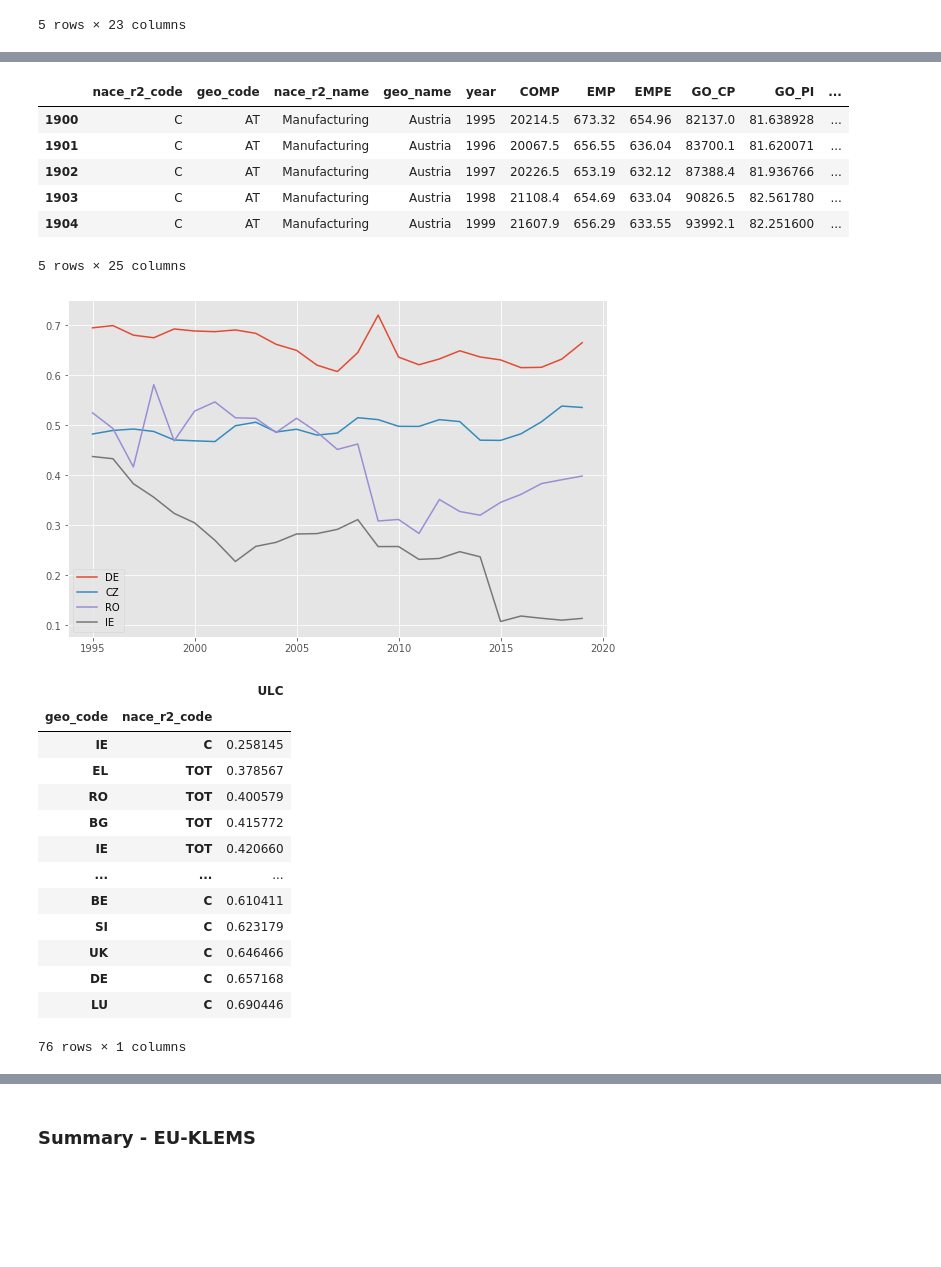
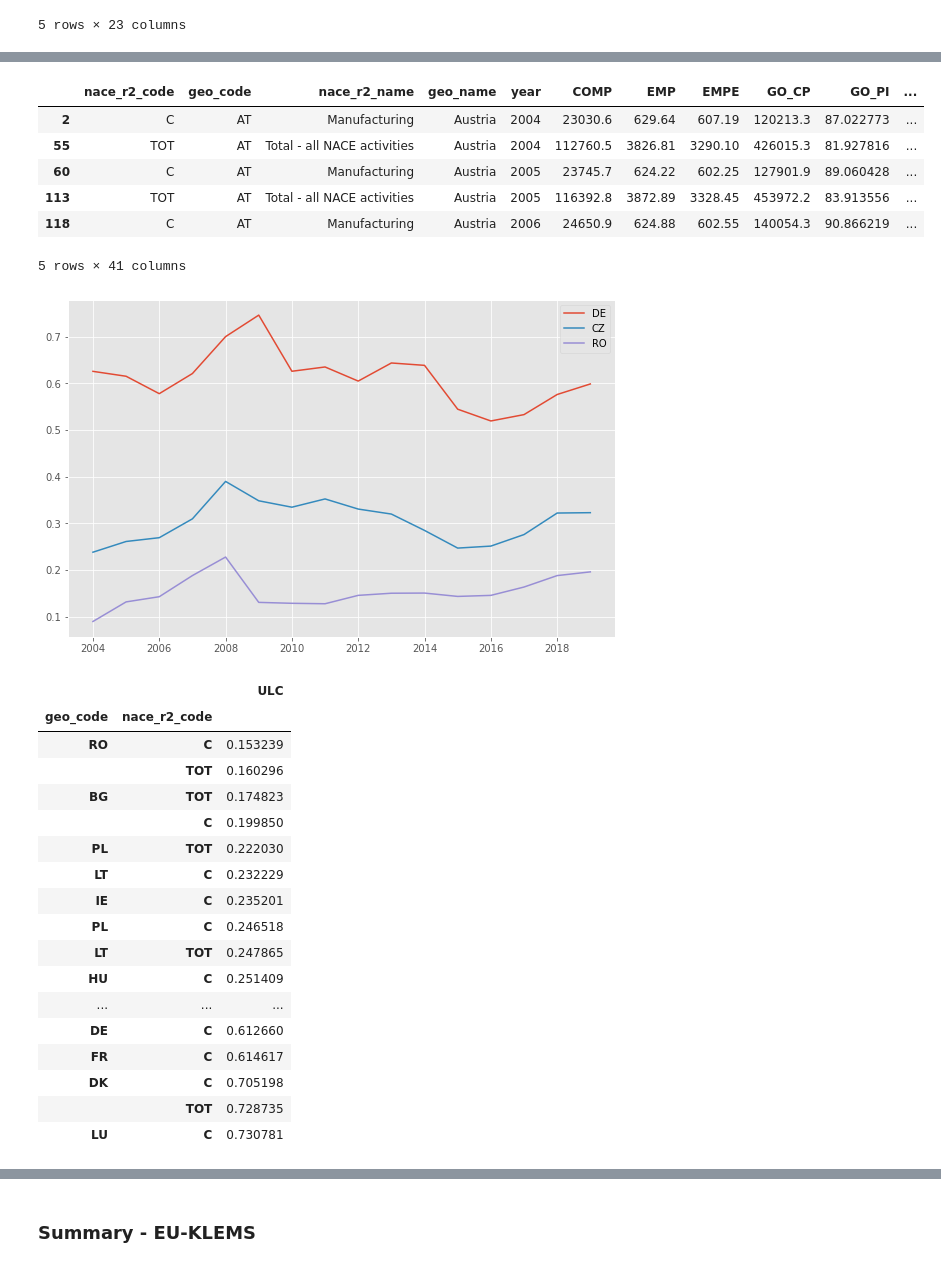
Before and after one commit to JanPintera/ad_hocPy, a Jupyter notebook: cee_competitiveness/CEE_competitivness.ipynb, the cells around one changed output, grey strips where cells are left out. Cells and saved outputs as stored; diff of their text form; code cells hidden in the pictures; blank space fills up the shorter version.

```diff
--- a/cee_competitiveness/CEE_competitivness.ipynb
+++ b/cee_competitiveness/CEE_competitivness.ipynb
@@ -23,13 +24,3 @@ from helper import oecd_res2df, harmonise_base_year, do_fuzzy_search
-# %%
-visegrad = {'CZ': "Czech Republic", 'HU': "Hungary", 'PL': "Poland", 'SK': "Slovak Republic"}
-CEE_non_core = {'RO': 'Romania', 'BG': 'Bulgaria', 'EE': 'Estonia', 'LT': 'Lithuania', 'LV': 'Latvia', 'SI': 'Slovenia'}
-germany_plus = {'DE': 'Germany', 'AT': "Austria"}
-southern = {'IT': 'Italy', 'ES': 'Spain', 'PT': 'Portugal', 'GR': 'Greece'}
-west = {'NL': 'Netherlands', 'BE': 'Belgium', 'UK': 'United Kingdom', 'FR': 'France', 'LU': 'Luxembourg', 'IR': 'Ireland'}
-north = {'NOR': 'Norway', 'SE': 'Sweden', 'DK': 'Denmark', 'FI': 'Finland'}
-emu = {'AT': 'Austria', 'BE': 'Belgium', 'CYP': 'Cyprus', 'EE': 'Estonia', 'FI': 'Finland', 'FR': 'France',
-       'DE': 'Germany', 'GR': 'Greece', 'IR': 'Ireland', 'IT': 'Italy', 'LV': 'Latvia', 'LT': 'Lithuania', 'LU': 'Luxembourg',
-        'MLT': 'Malta', 'NL': 'Netherlands', 'PT': 'Portugal', 'SK': "Slovak Republic", "SI": "Slovenia", "ES": "Spain"}
 # %% [markdown]
 ### Dustmann (2014) - Figure 1 = ULC
 # %%
@@ -247,6 +238,7 @@ gdp_deflator = gdp_deflator_raw.melt(id_vars=['Country Name', 'Country Code'], v
 gdp_deflator['year'] = gdp_deflator['variable'].str.split(" ", n = 1, expand = True)[0].astype(int)
 gdp_deflator = gdp_deflator.rename(columns={'Country Name': 'country_name', 'value': 'value_deflator'}).drop('variable', axis=1)
 gdp_deflator = gdp_deflator.groupby('country_name').apply(lambda x: harmonise_base_year(x, 2015)) # Harmonize the deflator to 2015 = deflator_2015
+gdp_deflator = gdp_deflator.loc[lambda x: ~x['country_name'].isin(['Curacao'])]
 gdp_deflator['country_code'] = gdp_deflator['country_name'].apply(lambda x: do_fuzzy_search(x))
 gdp_deflator.dropna().head()
 # %% [output]
@@ -262,21 +254,24 @@ ppp_raw =  pd.read_csv("WB_PA.NUS.PPP.csv")
 ppp_raw = ppp_raw.melt(id_vars=['Country Name', 'Country Code'], value_vars=val_cols)
 ppp_raw['year'] = ppp_raw['variable'].str.split(" ", n = 1, expand = True)[0].astype(int)
 ppp_raw = ppp_raw.rename(columns={'Country Name': 'country_name', 'value': 'value_ppp'})
+ppp_raw = ppp_raw.loc[lambda x: ~x['country_name'].isin(['Curacao'])]
 ppp_raw['country_code'] = ppp_raw['country_name'].apply(lambda x: do_fuzzy_search(x))
-ppp_raw = ppp_raw.drop('variable', axis=1)
+ppp_raw = ppp_raw.drop(['variable', 'Country Code'], axis=1)
 
 # market exchange rate: PA.NUS.FCRF
-#ex = pd.read_csv("PA.NUS.FCRF.csv")
 ex = pd.read_csv("WB_PA.NUS.FCRF.csv")
 ex = ex.melt(id_vars=['Country Name', 'Country Code'], value_vars=val_cols)
 ex['year'] = ex['variable'].str.split(" ", n = 1, expand = True)[0].astype(int)
 ex = ex.rename(columns={'Country Name': 'country_name', 'value': 'value_ex'})
-ex = ex.drop('variable', axis=1)
+ex = ex.loc[lambda x: ~x['country_name'].isin(['Curacao'])]
+ex = ex.drop(['variable'], axis=1)
 
 ex_emu = ex[ex["Country Code"] == 'EMU'].rename(columns = {'value_ex': 'value_eur', 'country_name': 'monetary_union'}).drop('Country Code', axis=1) # get Euro ExR
 ex['monetary_union'] = np.where(ex['country_name'].isin(emu.values()), "Euro area", "non_emu")
 ex = ex.merge(ex_emu, on=['monetary_union', 'year'], how='left')
-ex['final_ex_rate'] = ex['value_ex'].combine_first(ex['value_eur']) # Only diff to value_ex is that Euro area countries have NaNs for Ex after they adopt Euro,this fixes it
+# NOTE: AS Unido data is in Euro even before country's euro adoption, final_ex_rate = euro rate all the time
+ex['final_ex_rate'] = ex['value_eur'].combine_first(ex['value_ex']) # Only diff to value_ex is that Euro area countries have NaNs for Ex after they adopt Euro.
 ex['country_code'] = ex['country_name'].apply(lambda x: do_fuzzy_search(x))
+ex = ex.drop(['Country Code'], axis=1)
 ex.head()
 # %% [output]
@@ -334,0 +311,5 @@ Index(['nace_r2_code', 'geo_code', 'nace_r2_name', 'geo_name', 'year', 'COMP',
+# %%
+klems_na = klems_na.merge(gdp_deflator, left_on=['geo_code', 'year'], right_on=['country_code', 'year'])
+klems_na = klems_na.merge(ppp_raw, left_on=['geo_code', 'year'], right_on=['country_code', 'year'], suffixes=['_deflator', '_ppp'])
+klems_na = klems_na.merge(ex, left_on=['geo_code', 'year'], right_on=['country_code', 'year'])
+klems_na.head()
@@ -335,16 +324,18 @@ Index(['nace_r2_code', 'geo_code', 'nace_r2_name', 'geo_name', 'year', 'COMP',
 # %%
 # Dustmann (2014): Figure 1 notes: unit labor cost for country i in period t, computed as the total wage bill (w_it*L_it)) divided by the value added of the country’s industry
-klems_ulc = klems_na.loc[(klems_na['nace_r2_code'].isin(['C', 'TOT']))].assign(ULC = lambda x: x['COMP'] / x['VA_CP']) # TODO: check if correct, get Real ULC!!!
-klems_ulc = klems_ulc.assign(productivity = lambda x: x['VA_CP'] / x['H_EMP']) # TODO: check Schröder (2020)  see footnote 14 - should be put to real values
+klems_na['VA_real'] = (klems_na['VA_CP'] / klems_na['deflator_2015']) / klems_na['value_ppp']
+klems_na['W_usd'] = klems_na['COMP'] / klems_na['final_ex_rate']
+klems_ulc = klems_na.loc[(klems_na['nace_r2_code'].isin(['C', 'TOT']))].assign(ULC = lambda x: x['W_usd'] / x['VA_real']) # TODO: check if correct, get Real ULC!!!
+klems_ulc = klems_ulc.assign(productivity = lambda x: x['VA_real'] / x['H_EMP']) # TODO: check Schröder (2020)  see footnote 14 - should be put to real values
 klems_ulc.head()
 # %% [output]
 |  | nace_r2_code | geo_code | nace_r2_name | geo_name | year | COMP | EMP | EMPE | GO_CP | GO_PI | ... |
-| 1900 | C | AT | Manufacturing | Austria | 1995 | 20214.5 | 673.32 | 654.96 | 82137.0 | 81.638928 | ... |
-| 1901 | C | AT | Manufacturing | Austria | 1996 | 20067.5 | 656.55 | 636.04 | 83700.1 | 81.620071 | ... |
-| 1902 | C | AT | Manufacturing | Austria | 1997 | 20226.5 | 653.19 | 632.12 | 87388.4 | 81.936766 | ... |
-| 1903 | C | AT | Manufacturing | Austria | 1998 | 21108.4 | 654.69 | 633.04 | 90826.5 | 82.561780 | ... |
-| 1904 | C | AT | Manufacturing | Austria | 1999 | 21607.9 | 656.29 | 633.55 | 93992.1 | 82.251600 | ... |
+| 2 | C | AT | Manufacturing | Austria | 2004 | 23030.6 | 629.64 | 607.19 | 120213.3 | 87.022773 | ... |
+| 55 | TOT | AT | Total - all NACE activities | Austria | 2004 | 112760.5 | 3826.81 | 3290.10 | 426015.3 | 81.927816 | ... |
+| 60 | C | AT | Manufacturing | Austria | 2005 | 23745.7 | 624.22 | 602.25 | 127901.9 | 89.060428 | ... |
+| 113 | TOT | AT | Total - all NACE activities | Austria | 2005 | 116392.8 | 3872.89 | 3328.45 | 453972.2 | 83.913556 | ... |
+| 118 | C | AT | Manufacturing | Austria | 2006 | 24650.9 | 624.88 | 602.55 | 140054.3 | 90.866219 | ... |
-5 rows × 25 columns
+5 rows × 41 columns
 # %%
 # TODO: this is in national currencies, fix it!
 klems_ulc_plot = klems_ulc.groupby(by=['geo_code', 'nace_r2_code'])
@@ -357,24 +348,28 @@ with plt.style.context('ggplot'):
 
     ax.legend()
 # %% [output]
-[figure, old version]
+[figure, new version]
 # %%
 klems_ulc_plot.agg({'ULC': 'mean'}).sort_values(by=['ULC'])
 # %% [output]
 |  |  | ULC |
 | geo_code | nace_r2_code |  |
-| IE | C | 0.258145 |
-| EL | TOT | 0.378567 |
-| RO | TOT | 0.400579 |
-| BG | TOT | 0.415772 |
-| IE | TOT | 0.420660 |
+| RO | C | 0.153239 |
+|  | TOT | 0.160296 |
+| BG | TOT | 0.174823 |
+|  | C | 0.199850 |
+| PL | TOT | 0.222030 |
+| LT | C | 0.232229 |
+| IE | C | 0.235201 |
+| PL | C | 0.246518 |
+| LT | TOT | 0.247865 |
+| HU | C | 0.251409 |
 | ... | ... | ... |
-| BE | C | 0.610411 |
-| SI | C | 0.623179 |
-| UK | C | 0.646466 |
-| DE | C | 0.657168 |
-| LU | C | 0.690446 |
+| DE | C | 0.612660 |
+| FR | C | 0.614617 |
+| DK | C | 0.705198 |
+|  | TOT | 0.728735 |
+| LU | C | 0.730781 |
-76 rows × 1 columns
 # %%
 klems_ulc_regions = klems_ulc.groupby(['region', 'nace_r2_code', 'year']).agg({'ULC': 'mean'}).reset_index().groupby(['region', 'nace_r2_code'])
 with plt.style.context('ggplot'):
```
Also changed, not shown: parts of 15 cells of this notebook.
